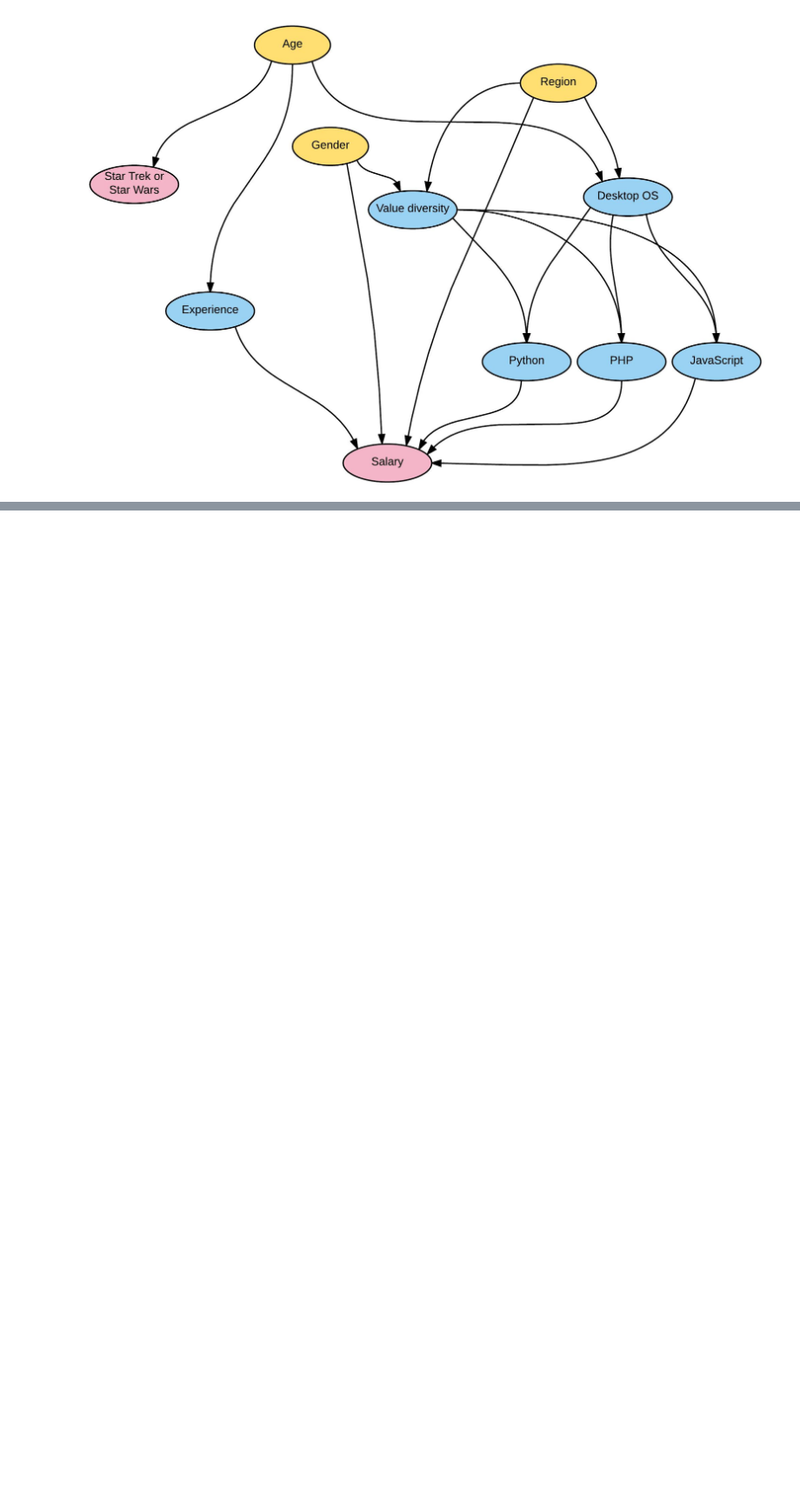
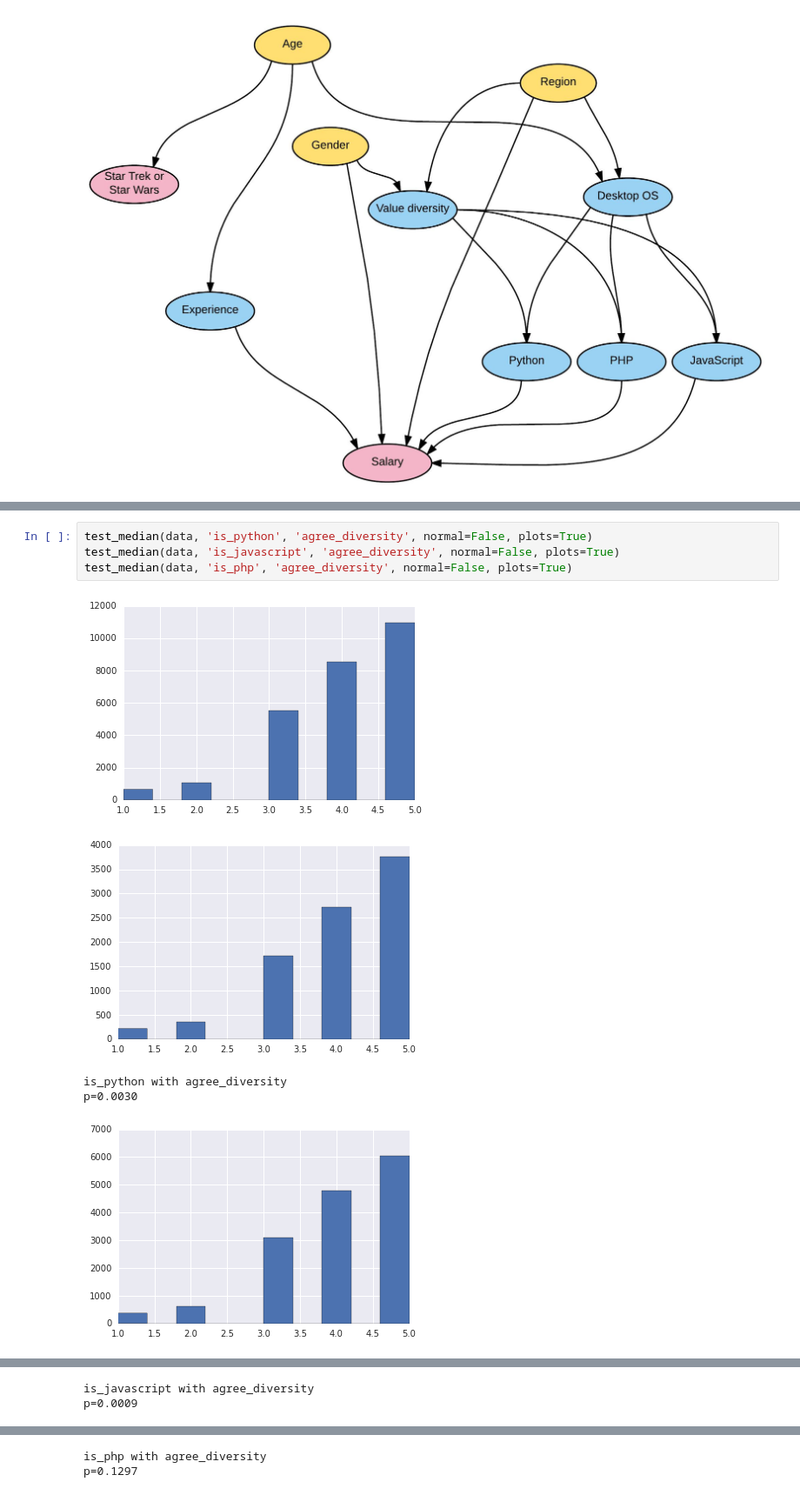
Before and after one commit to gzuidhof/bayesian-networks, a Jupyter notebook: notebooks/BN SO.ipynb, the cells around one changed output, grey strips where cells are left out. Shown at 87% size. Cells and saved outputs as stored; diff of their text form; blank space fills up the shorter version.

```diff
--- a/notebooks/BN SO.ipynb
+++ b/notebooks/BN SO.ipynb
@@ -143,0 +231,10 @@ Image('../figures/network1.png')
+# %%
+test_median(data, 'is_python', 'agree_diversity', normal=False, plots=True)
+test_median(data, 'is_javascript', 'agree_diversity', normal=False, plots=True)
+test_median(data, 'is_php', 'agree_diversity', normal=False, plots=True)
+# %% [output]
+[figure, added]
+[figure, added]
+is_python with agree_diversity
+p=0.0030
+[figure, added]
@@ -143,0 +242,2 @@ Image('../figures/network1.png')
+is_javascript with agree_diversity
+p=0.0009
@@ -143,0 +246,2 @@ Image('../figures/network1.png')
+is_php with agree_diversity
+p=0.1297
```
Also changed, not shown: parts of 18 cells of this notebook.
